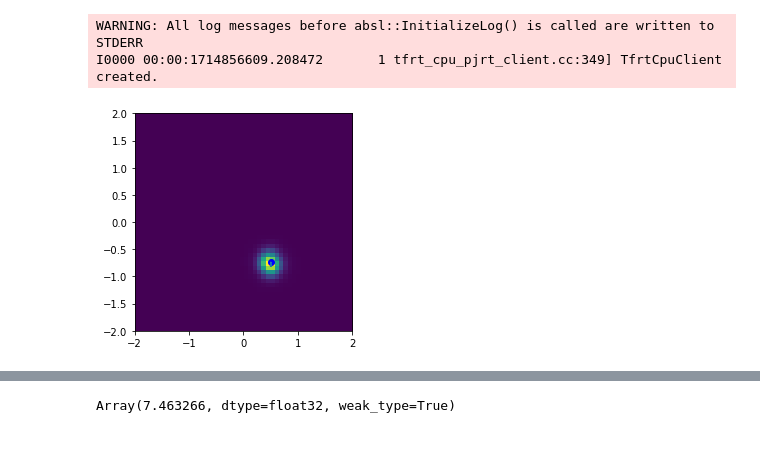
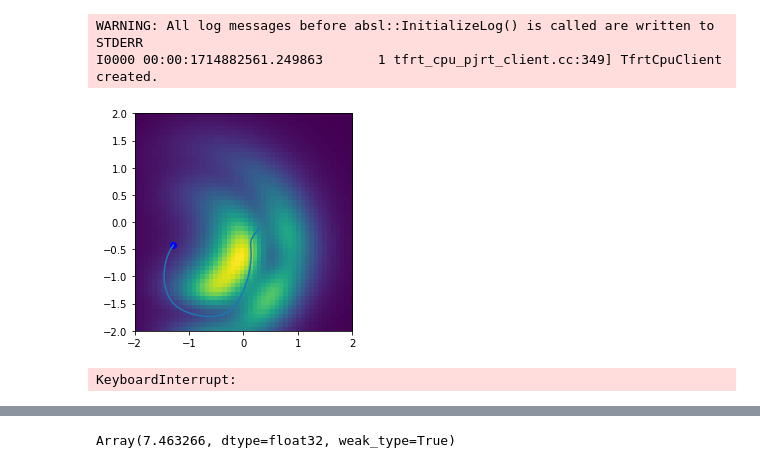
Before and after one commit to ialab-yale/time_optimal_ergodic_search, a Jupyter notebook: experiments/time_varying_search/receding_horizon.ipynb, the cells around one changed output, grey strips where cells are left out. Saved outputs shown, nothing was run; the diff lists cells and outputs as text; code cells hidden in the pictures.

Commit message:
added percentage

```diff
--- a/experiments/time_varying_search/receding_horizon.ipynb
+++ b/experiments/time_varying_search/receding_horizon.ipynb
@@ -62,10 +62,11 @@ class TimeOptErgodicPlanner(object):
                 (x[1]-_bnds[1][0])/(_bnds[1][1]-_bnds[1][0])])
         vmap_emap = vmap(emap)
 
-        basis           = BasisFunc(n_basis=[8,8], emap=emap)
+        basis           = BasisFunc(n_basis=[15]*2, emap=emap)
         self._ck_dynamics = CkDynamics(basis, _bnds)
         self.basis = basis
         erg_metric      = ErgodicMetric(basis)
+        self.erg_metric = erg_metric
         robot_model     = DoubleIntegrator()
         n,m = robot_model.n, robot_model.m
         args.update({
@@ -125,58 +126,73 @@ class TimeOptErgodicPlanner(object):
         return self.solver.get_solution()
 # %%
 args = {
-    'N' : 50,
+    'N' : 100,
     'x0' : np.array([0., 0.1, 0.,0.]),
     'xf' : np.array([.9, .9, 0., 0.]),
-    'erg_ub' : 0.1,
+    'erg_ub' : 0.01,
     'wrksp_bnds' : np.array([[-2.,2.],[-2.,2.]]),
     't_curr' : 0,
     'tf' : 10.0
 }
 
 def meas_model(p, x):
-    return np.linalg.norm(x-p + 1e-3)
+    # return np.linalg.norm(x-p + 1e-3)
     # return np.arctan2(p[1]-x[1], (p[0]-x[0] + 1e-3))
-
+    return 1.0/(1+np.sum((x-p)**2))
 target_distribution = BayesFilter(meas_model, lambda x: 1.0, args['wrksp_bnds'])
 robot = DoubleIntegrator()
 planner = TimeOptErgodicPlanner(target_distribution, args)
 # %% [output]
 WARNING: All log messages before absl::InitializeLog() is called are written to STDERR
-I0000 00:00:1714856609.208472       1 tfrt_cpu_pjrt_client.cc:349] TfrtCpuClient created.
+I0000 00:00:1714882561.249863       1 tfrt_cpu_pjrt_client.cc:349] TfrtCpuClient created.
+# %%
+erg_up_log = []
 # %%
 _distractor_p = np.array([0.,0.])
 _true_p = np.array([.5, -0.75])
 _robot_state = np.array(args['x0'])
 dt_list = []
 
-for _ in range(100):
+t_lap = 0
+
+_percent_max = 0.01
+unif_phik = get_phik(target_distribution.evals, planner.basis)
+args.update({'erg_ub' : _percent_max*planner.erg_metric(unif_phik, 2*unif_phik)})
+erg_up_log.append(args['erg_ub'])
+for _ in range(200):
     planner.solver.reset()
     sol = planner.update_plan(args)
     _dt = sol['tf']/args['N']
+    t_lap = t_lap + _dt
     dt_list.append(_dt)
     _robot_state = _robot_state + _dt * robot.dfdt(_robot_state, sol['u'][0])
     print(_robot_state, sol['x'][1])
     planner._ck_dynamics.step(_robot_state, _dt)
     args.update({
         'x0': _robot_state,
         'ck_state' : planner._ck_dynamics._ck_state,
         't_curr' : planner._ck_dynamics._t_curr
     })
-    _y = meas_model(_true_p, _robot_state[:2]) + onp.random.normal(0., 0.2)
-    # _y_distract = meas_model(_robot_state[:2], _distractor_p) + onp.random.uniform(0., 0.1)
-    target_distribution.update_prior(_robot_state[:2], _y)
-    # target_distribution.update_prior(_robot_state[:2], _y_distract)
-    target_distribution.update_eid()
-    args.update({
-        'phik' : get_phik(target_distribution.evals, planner.basis)
-    })
+    if t_lap > 0:
+        _y = meas_model(_true_p, _robot_state[:2]) + onp.random.normal(0., 0.2)
+        # _y_distract = meas_model(_robot_state[:2], _distractor_p) + onp.random.uniform(0., 0.1)
+        target_distribution.update_prior(_robot_state[:2], _y)
+        # target_distribution.update_prior(_robot_state[:2], _y_distract)
+        _fish_evals = target_distribution.update_eid()
+        args.update({
+            'phik' : get_phik(_fish_evals, planner.basis)
+        })
+        args.update({'erg_ub' : _percent_max*planner.erg_metric(unif_phik, 2*args['phik'])})
+        t_lap = 0
+        erg_up_log.append(args['erg_ub'])
+
     clear_output(wait=True)
     target_distribution.plot_eid()
     # target_distribution.plot_prior()
     # planner._ck_dynamics.plot_ck()
     plt.plot(sol['x'][0,0], sol['x'][0,1], 'bo')
     plt.plot(sol['x'][:,0], sol['x'][:,1])
     plt.show()
 # %% [output]
-[figure, old version]
+[figure, new version]
+KeyboardInterrupt:
```
Also changed, not shown: parts of 3 cells of this notebook, 8 other files.
